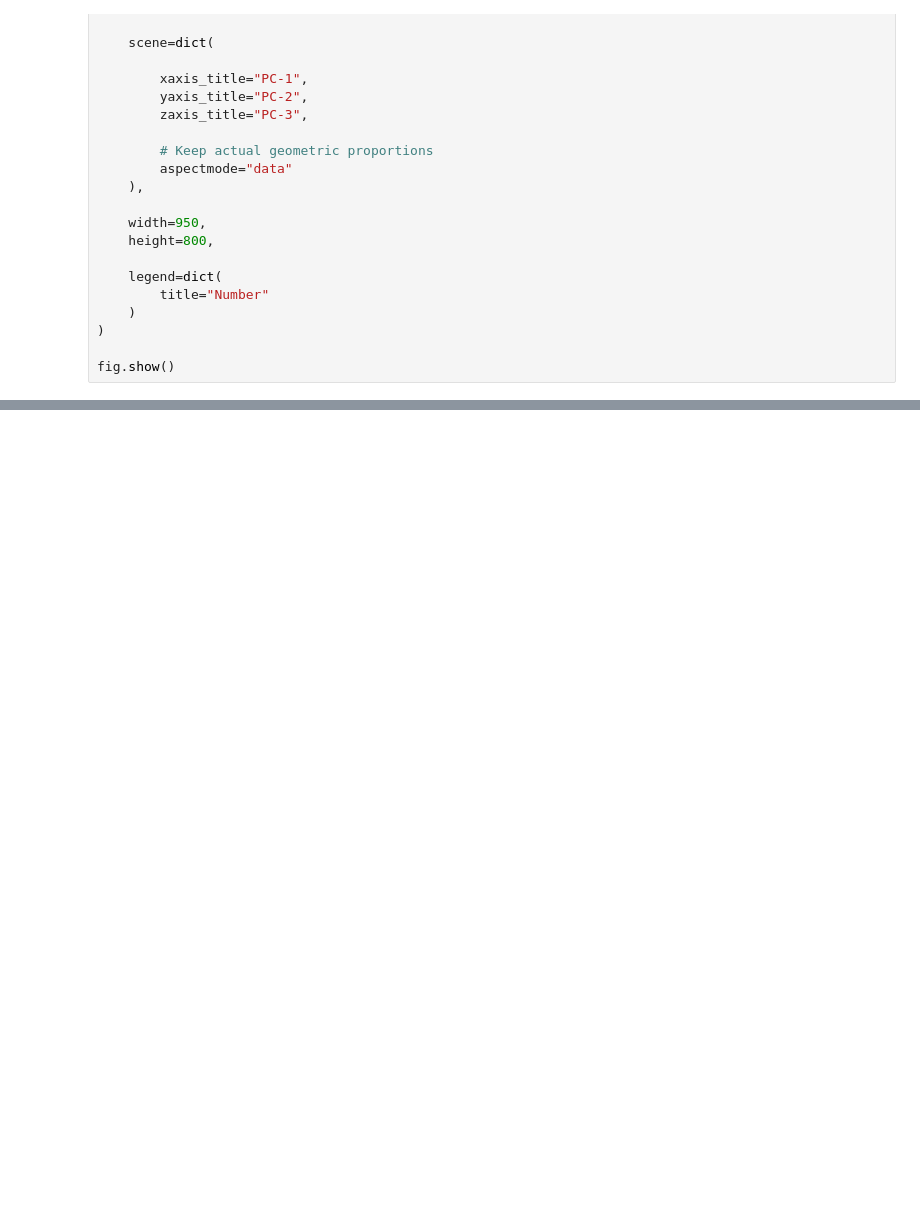
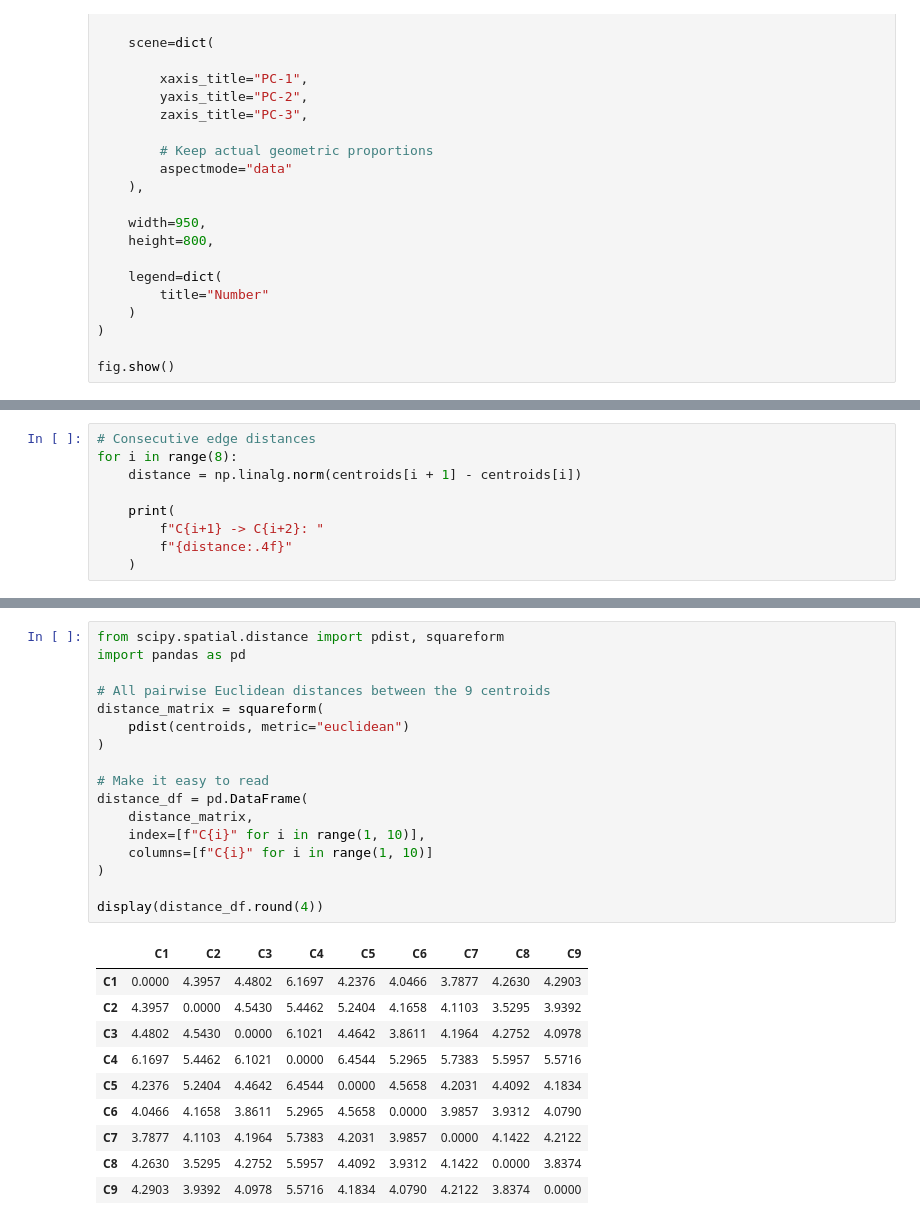
Before and after one commit to Shafiq-Abdu/number-simplex-reproduction, a Jupyter notebook: notebooks1/figure2_population_geometry.ipynb, the cells around one changed output, grey strips where cells are left out. Drawn from its saved outputs; the diff is of its cells as text; blank space fills up the shorter version.

```diff
--- a/notebooks1/figure2_population_geometry.ipynb
+++ b/notebooks1/figure2_population_geometry.ipynb
@@ -1146,0 +1211,9 @@ fig.show()
+# %%
+# Consecutive edge distances
+for i in range(8):
+    distance = np.linalg.norm(centroids[i + 1] - centroids[i])
+
+    print(
+        f"C{i+1} -> C{i+2}: "
+        f"{distance:.4f}"
+    )
@@ -1146,0 +1229,28 @@ fig.show()
+# %%
+from scipy.spatial.distance import pdist, squareform
+import pandas as pd
+
+# All pairwise Euclidean distances between the 9 centroids
+distance_matrix = squareform(
+    pdist(centroids, metric="euclidean")
+)
+
+# Make it easy to read
+distance_df = pd.DataFrame(
+    distance_matrix,
+    index=[f"C{i}" for i in range(1, 10)],
+    columns=[f"C{i}" for i in range(1, 10)]
+)
+
+display(distance_df.round(4))
+# %% [output]
+|  | C1 | C2 | C3 | C4 | C5 | C6 | C7 | C8 | C9 |
+| C1 | 0.0000 | 4.3957 | 4.4802 | 6.1697 | 4.2376 | 4.0466 | 3.7877 | 4.2630 | 4.2903 |
+| C2 | 4.3957 | 0.0000 | 4.5430 | 5.4462 | 5.2404 | 4.1658 | 4.1103 | 3.5295 | 3.9392 |
+| C3 | 4.4802 | 4.5430 | 0.0000 | 6.1021 | 4.4642 | 3.8611 | 4.1964 | 4.2752 | 4.0978 |
+| C4 | 6.1697 | 5.4462 | 6.1021 | 0.0000 | 6.4544 | 5.2965 | 5.7383 | 5.5957 | 5.5716 |
+| C5 | 4.2376 | 5.2404 | 4.4642 | 6.4544 | 0.0000 | 4.5658 | 4.2031 | 4.4092 | 4.1834 |
+| C6 | 4.0466 | 4.1658 | 3.8611 | 5.2965 | 4.5658 | 0.0000 | 3.9857 | 3.9312 | 4.0790 |
+| C7 | 3.7877 | 4.1103 | 4.1964 | 5.7383 | 4.2031 | 3.9857 | 0.0000 | 4.1422 | 4.2122 |
+| C8 | 4.2630 | 3.5295 | 4.2752 | 5.5957 | 4.4092 | 3.9312 | 4.1422 | 0.0000 | 3.8374 |
+| C9 | 4.2903 | 3.9392 | 4.0978 | 5.5716 | 4.1834 | 4.0790 | 4.2122 | 3.8374 | 0.0000 |
```
Also changed, not shown: parts of 3 cells of this notebook, 1 other file.
